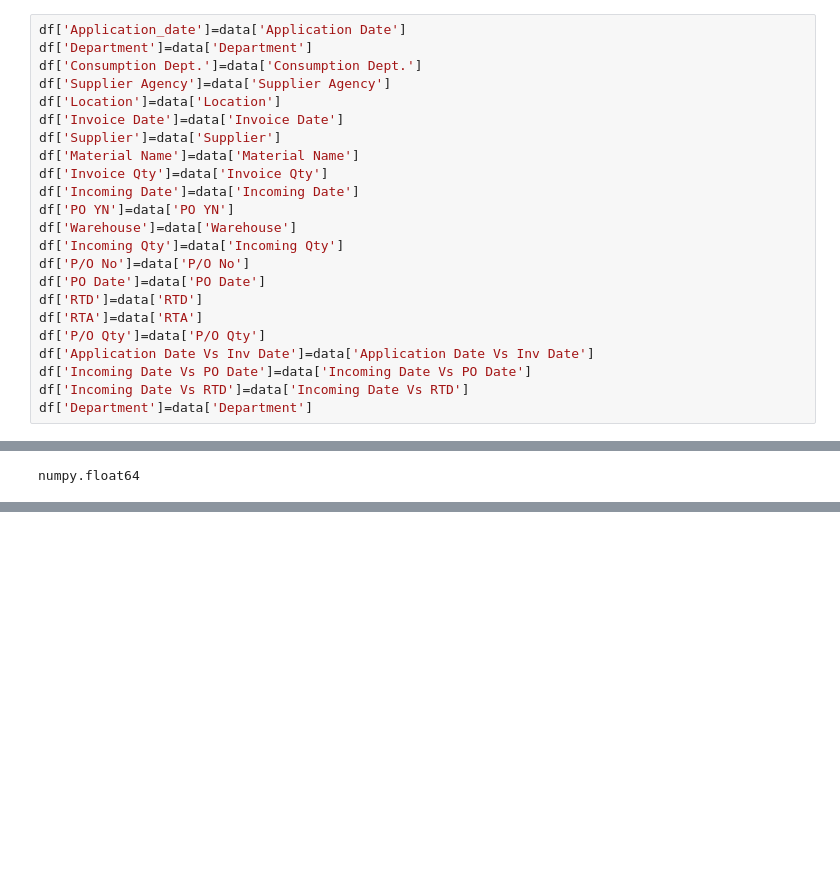
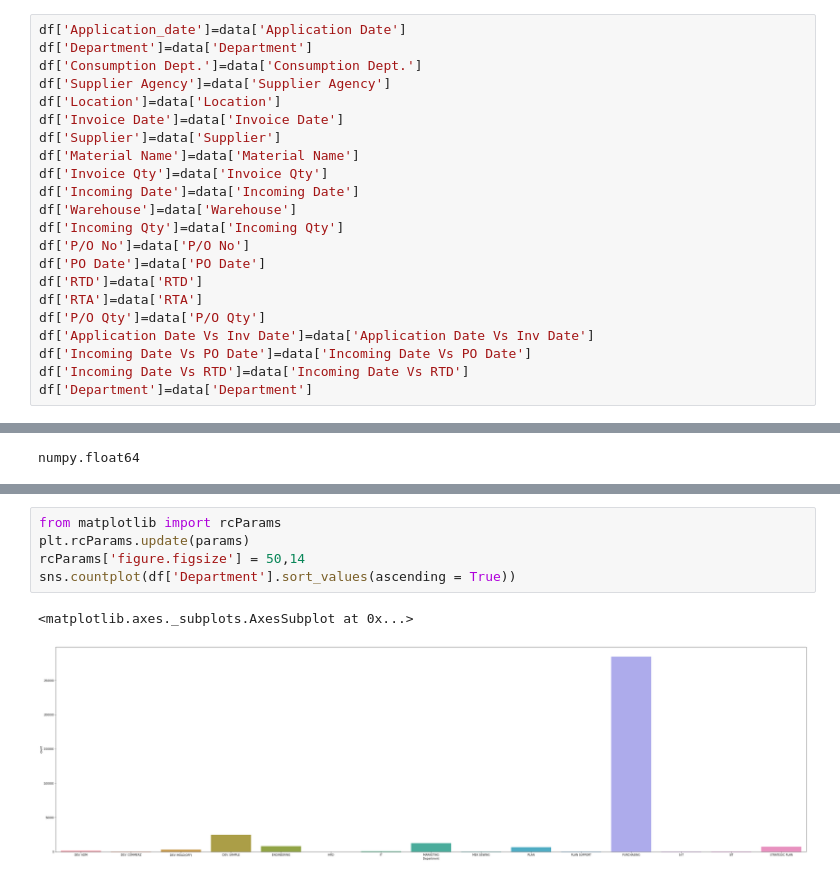
Before and after one commit to venkateshatgit/SCM-ML, a Jupyter notebook: MLProject-checkpoint.ipynb, the cells around one changed output, grey strips where cells are left out. Drawn from its saved outputs; the diff is of its cells as text; blank space fills up the shorter version.

```diff
--- a/MLProject-checkpoint.ipynb
+++ b/MLProject-checkpoint.ipynb
@@ -649,7 +624,6 @@ df['Supplier']=data['Supplier']
 df['Material Name']=data['Material Name']
 df['Invoice Qty']=data['Invoice Qty']
 df['Incoming Date']=data['Incoming Date']
-df['PO YN']=data['PO YN']
 df['Warehouse']=data['Warehouse']
 df['Incoming Qty']=data['Incoming Qty']
 df['P/O No']=data['P/O No']
@@ -697,0 +683,8 @@ numpy.float64
+# %%
+from matplotlib import rcParams
+plt.rcParams.update(params)
+rcParams['figure.figsize'] = 50,14
+sns.countplot(df['Department'].sort_values(ascending = True))
+# %% [output]
+<matplotlib.axes._subplots.AxesSubplot at 0x...>
+[figure, added]
```
Also changed, not shown: parts of 27 cells of this notebook.
